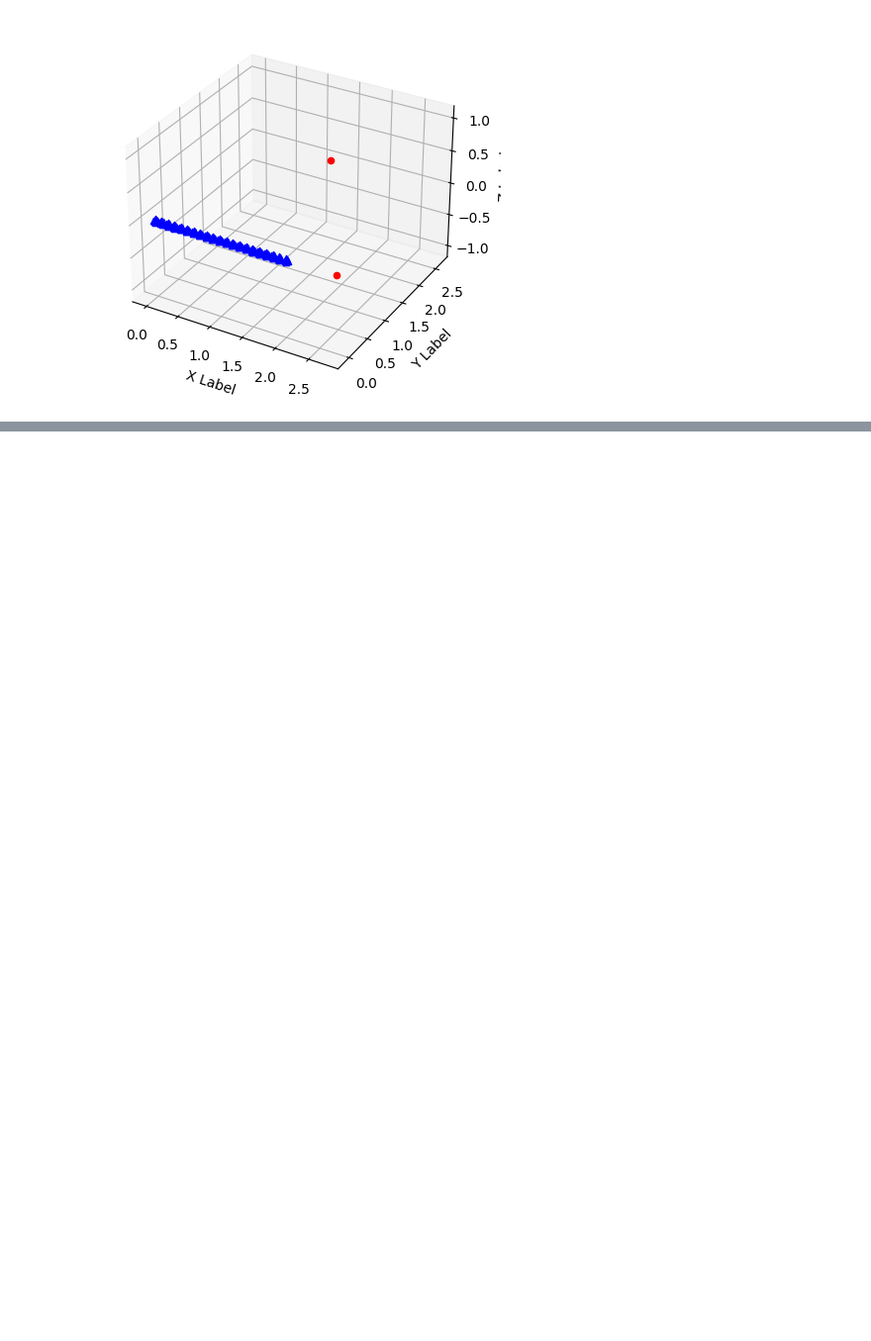
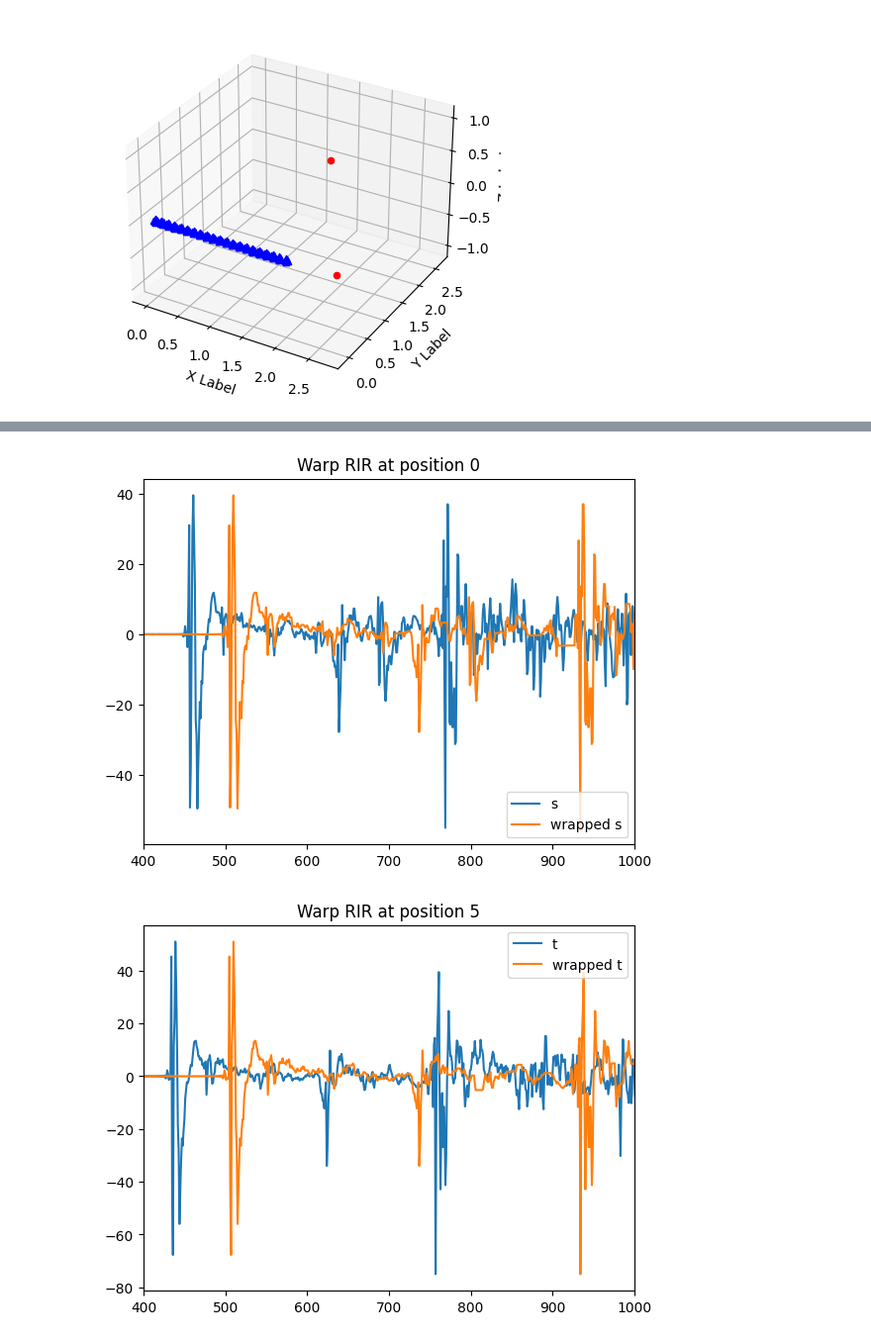
Before and after one commit to yewentai/Dynamic-Auralization-and-RIR-Interpolation-with-Fast-DTW-and-Kernel-Ridge-Regression, a Jupyter notebook: intetpolation_dtw.ipynb, the cells around one changed output, grey strips where cells are left out. Shown at 99% size. Saved outputs shown, nothing was run; the diff lists cells and outputs as text; code cells hidden in the pictures; blank space fills up the shorter version.

```diff
--- a/intetpolation_dtw.ipynb
+++ b/intetpolation_dtw.ipynb
@@ -66,3 +84,34 @@ for i in range(1, 3):  # speaker
+# %%
+# Wrap s and t based on the computed DTW path
+wrapped_s = []
+wrapped_t = []
+
+for i, j in path:
+    wrapped_s.append(s[i-1])
+    wrapped_t.append(t[j-1])
+
+# Convert wrapped_s and wrapped_t to NumPy arrays
+wrapped_s = np.array(wrapped_s)
+wrapped_t = np.array(wrapped_t)
+# %%
+#plot the wrapped signals and original signals
+plt.figure()
+plt.plot(s, label='s')
+plt.plot(wrapped_s, label='wrapped s')
+plt.legend()
+plt.title('Warp RIR at position 0')
+plt.xlim(400, 1000)
+plt.show()
+
+plt.plot(t, label='t')
+plt.plot(wrapped_t, label='wrapped t')
+plt.legend()
+plt.title('Warp RIR at position 5')
+plt.xlim(400, 1000)
+plt.show()
+# %% [output]
+[figure, added]
+[figure, added]
 # %%
 p_interpolation = np.zeros((20, 6, 3))  # Assuming you want to store 3D coordinates
 for j in range(20):  # position
```
Also changed, not shown: parts of 3 cells of this notebook, 6 other files.
